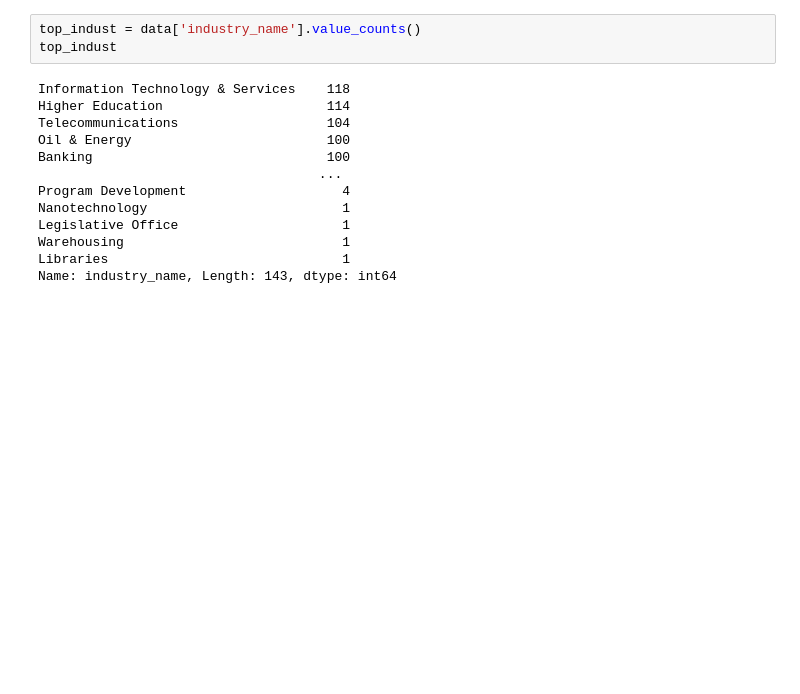
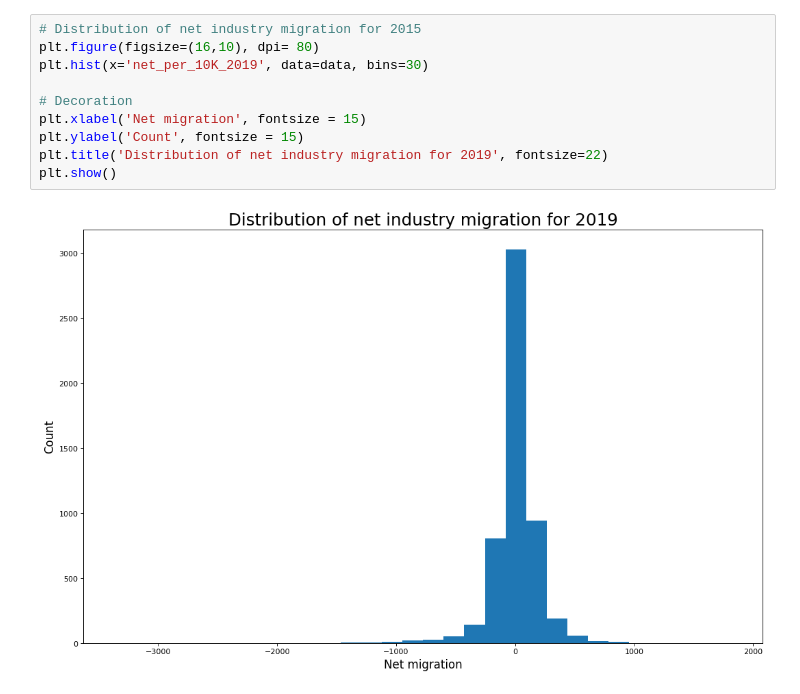
Before and after one commit to pdesai27/DAB-103, a Jupyter notebook: IndustryMigration.ipynb, the cells around one changed output. Drawn from its saved outputs; the diff is of its cells as text; blank space fills up the shorter version.

```diff
--- a/IndustryMigration.ipynb
+++ b/IndustryMigration.ipynb
@@ -115,16 +152,12 @@ plt.show()
-# %%
-top_indust = data['industry_name'].value_counts()
-top_indust
-# %% [output]
-Information Technology & Services    118
-Higher Education                     114
-Telecommunications                   104
-Oil & Energy                         100
-Banking                              100
-                                    ...
-Program Development                    4
-Nanotechnology                         1
-Legislative Office                     1
-Warehousing                            1
-Libraries                              1
-Name: industry_name, Length: 143, dtype: int64
+# %%
+# Distribution of net industry migration for 2015
+plt.figure(figsize=(16,10), dpi= 80)
+plt.hist(x='net_per_10K_2019', data=data, bins=30)
+
+# Decoration
+plt.xlabel('Net migration', fontsize = 15)
+plt.ylabel('Count', fontsize = 15)
+plt.title('Distribution of net industry migration for 2019', fontsize=22)
+plt.show()
+# %% [output]
+[figure, added]
```
Also changed, not shown: parts of 21 cells of this notebook.
